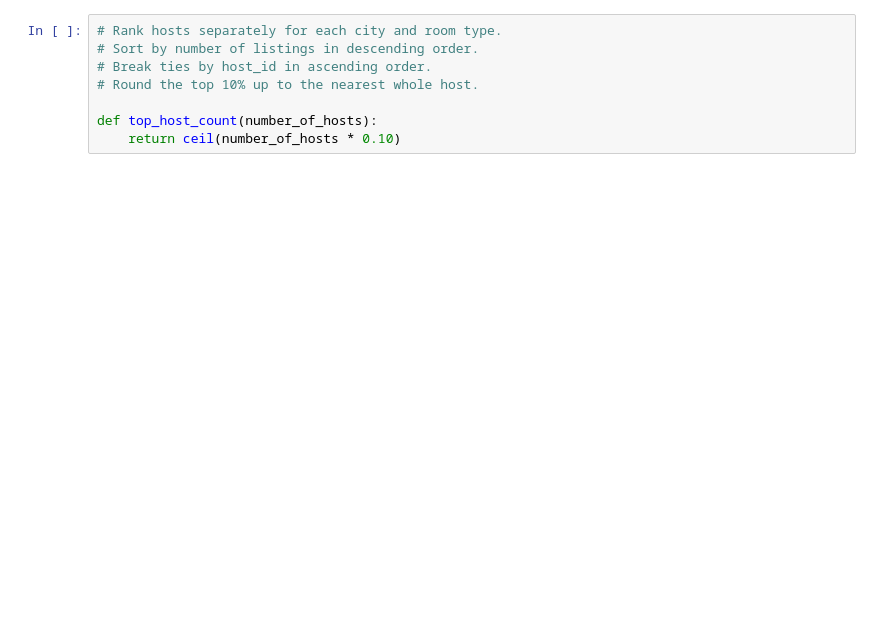
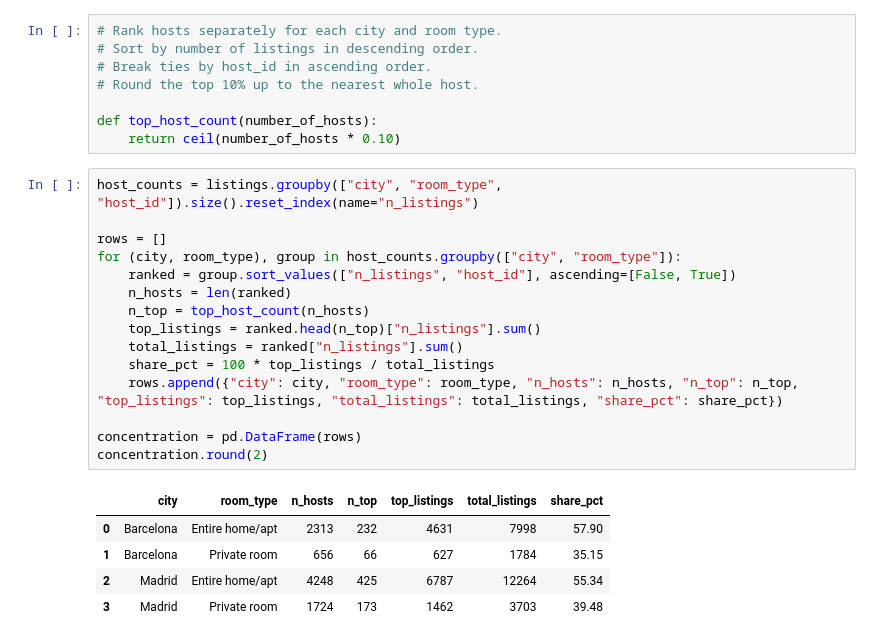
Before and after one commit to alessandrogalieni04-lgtm/final_project, a Jupyter notebook: notebooks/part2.ipynb, the cells around one changed output. Cells and saved outputs as stored; diff of their text form; blank space fills up the shorter version.

Commit message:
feat(analysis): calculate and plot host concentration

```diff
--- a/notebooks/part2.ipynb
+++ b/notebooks/part2.ipynb
@@ -42,3 +61,24 @@ print(listings.groupby(['city', 'room_type']).size())
 
 def top_host_count(number_of_hosts):
     return ceil(number_of_hosts * 0.10)
+# %%
+host_counts = listings.groupby(["city", "room_type", "host_id"]).size().reset_index(name="n_listings")
+
+rows = []
+for (city, room_type), group in host_counts.groupby(["city", "room_type"]):
+    ranked = group.sort_values(["n_listings", "host_id"], ascending=[False, True])
+    n_hosts = len(ranked)
+    n_top = top_host_count(n_hosts)
+    top_listings = ranked.head(n_top)["n_listings"].sum()
+    total_listings = ranked["n_listings"].sum()
+    share_pct = 100 * top_listings / total_listings
+    rows.append({"city": city, "room_type": room_type, "n_hosts": n_hosts, "n_top": n_top, "top_listings": top_listings, "total_listings": total_listings, "share_pct": share_pct})
+
+concentration = pd.DataFrame(rows)
+concentration.round(2)
+# %% [output]
+|  | city | room_type | n_hosts | n_top | top_listings | total_listings | share_pct |
+| 0 | Barcelona | Entire home/apt | 2313 | 232 | 4631 | 7998 | 57.90 |
+| 1 | Barcelona | Private room | 656 | 66 | 627 | 1784 | 35.15 |
+| 2 | Madrid | Entire home/apt | 4248 | 425 | 6787 | 12264 | 55.34 |
+| 3 | Madrid | Private room | 1724 | 173 | 1462 | 3703 | 39.48 |
```
Also changed, not shown: parts of 3 cells of this notebook, 1 other file.
